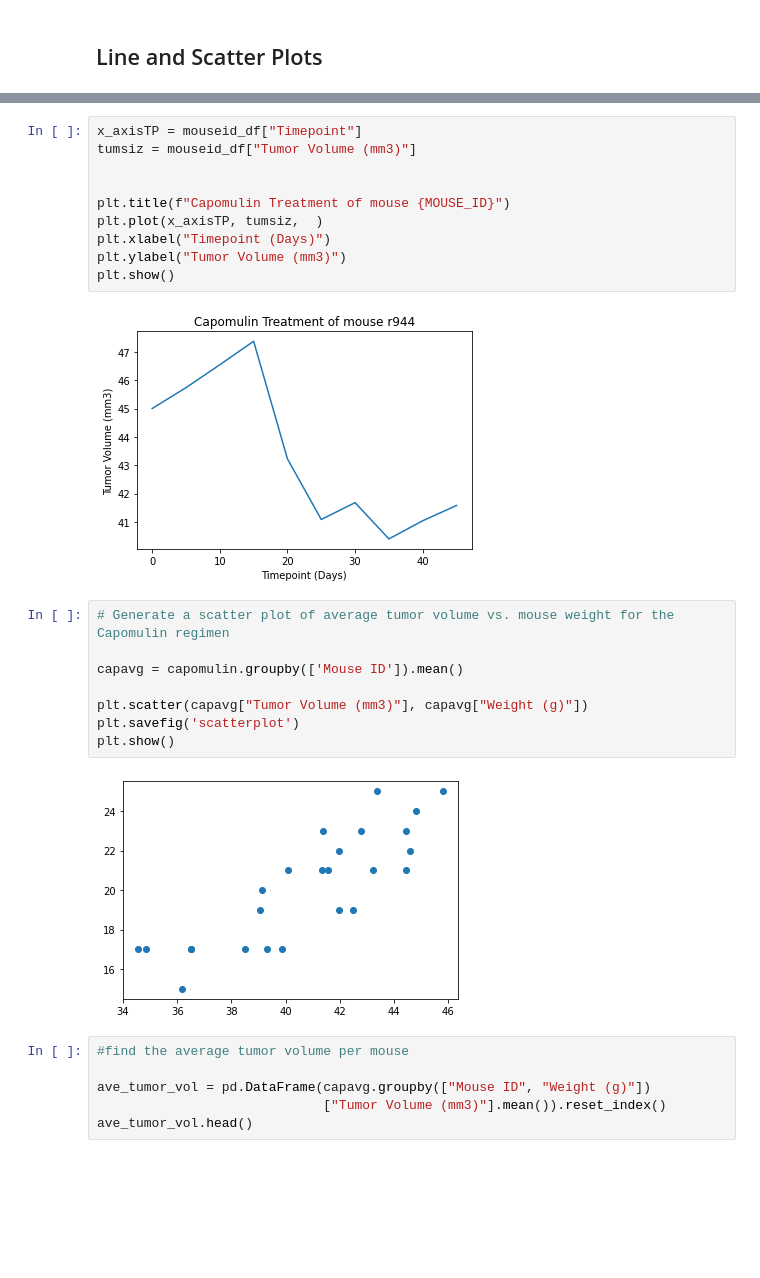
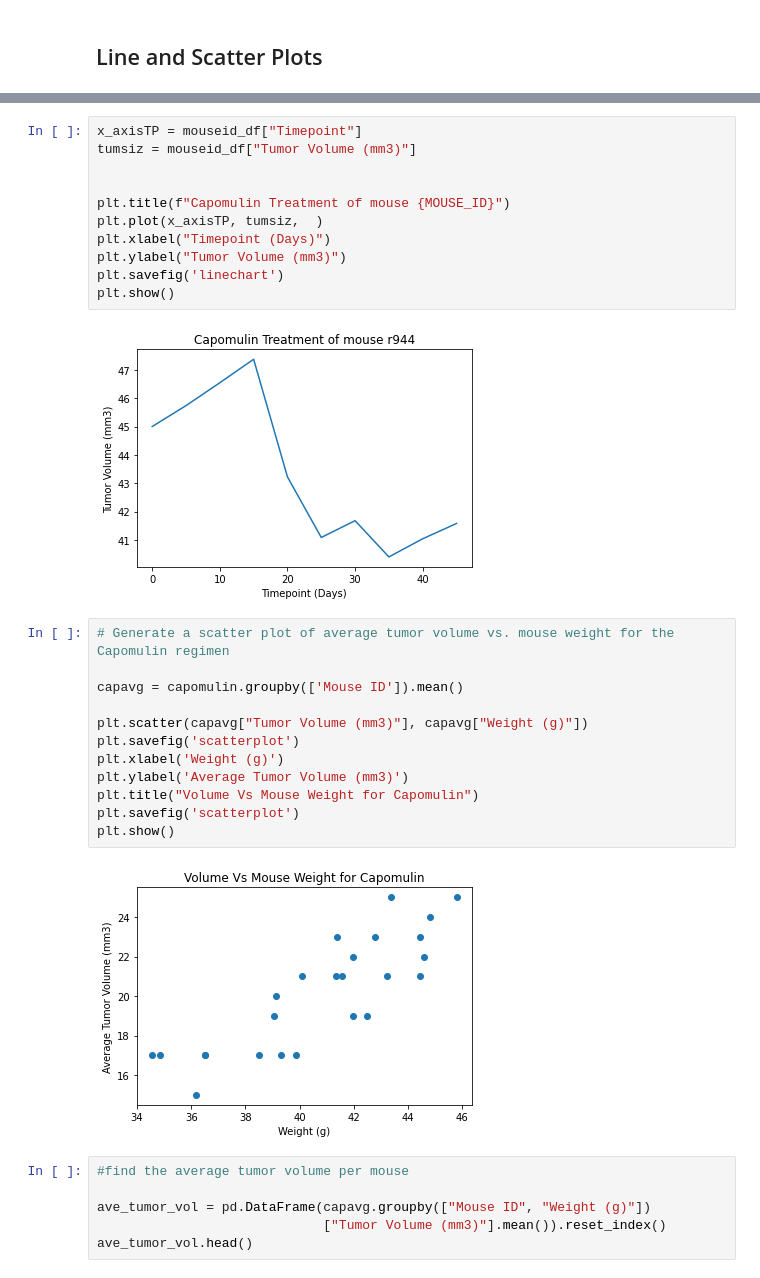
Before and after one commit to SGGO911/Matplotlib-Challenge, a Jupyter notebook: pymaceuticals_starter.ipynb, the cells around one changed output, grey strips where cells are left out. Cells and saved outputs as stored; diff of their text form; blank space fills up the shorter version.

```diff
--- a/pymaceuticals_starter.ipynb
+++ b/pymaceuticals_starter.ipynb
@@ -249,19 +248,24 @@ plt.title(f"Capomulin Treatment of mouse {MOUSE_ID}")
 plt.plot(x_axisTP, tumsiz,  )
 plt.xlabel("Timepoint (Days)")
 plt.ylabel("Tumor Volume (mm3)")
+plt.savefig('linechart')
 plt.show()
 # %% [output]
 [figure]
 # %%
 # Generate a scatter plot of average tumor volume vs. mouse weight for the Capomulin regimen
 
 capavg = capomulin.groupby(['Mouse ID']).mean()
 
 plt.scatter(capavg["Tumor Volume (mm3)"], capavg["Weight (g)"])
 plt.savefig('scatterplot')
+plt.xlabel('Weight (g)')
+plt.ylabel('Average Tumor Volume (mm3)')
+plt.title("Volume Vs Mouse Weight for Capomulin")
+plt.savefig('scatterplot')
 plt.show()
 # %% [output]
-[figure, old version]
+[figure, new version]
 # %%
 #find the average tumor volume per mouse
 
```
Also changed, not shown: parts of 5 cells of this notebook, 8 other files.
